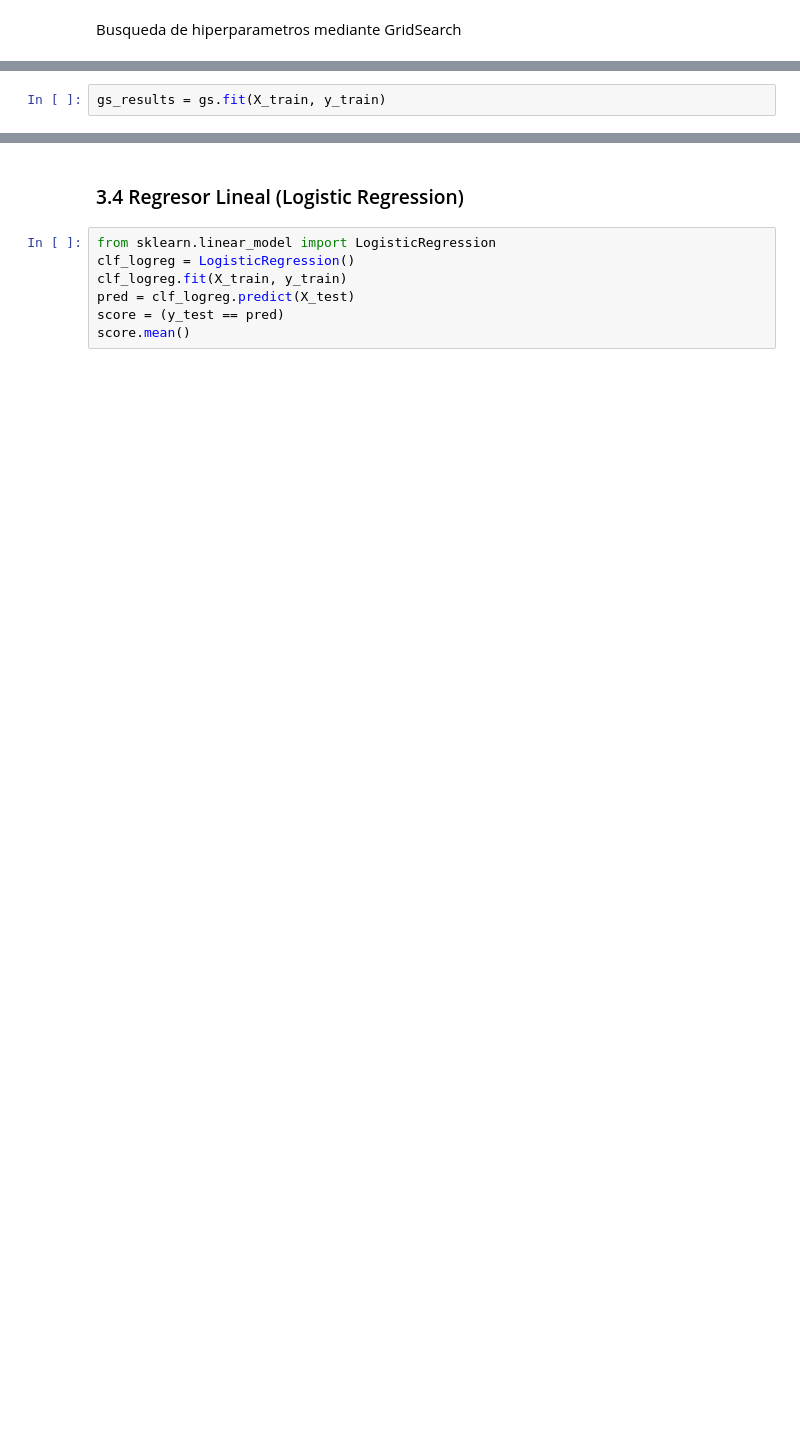
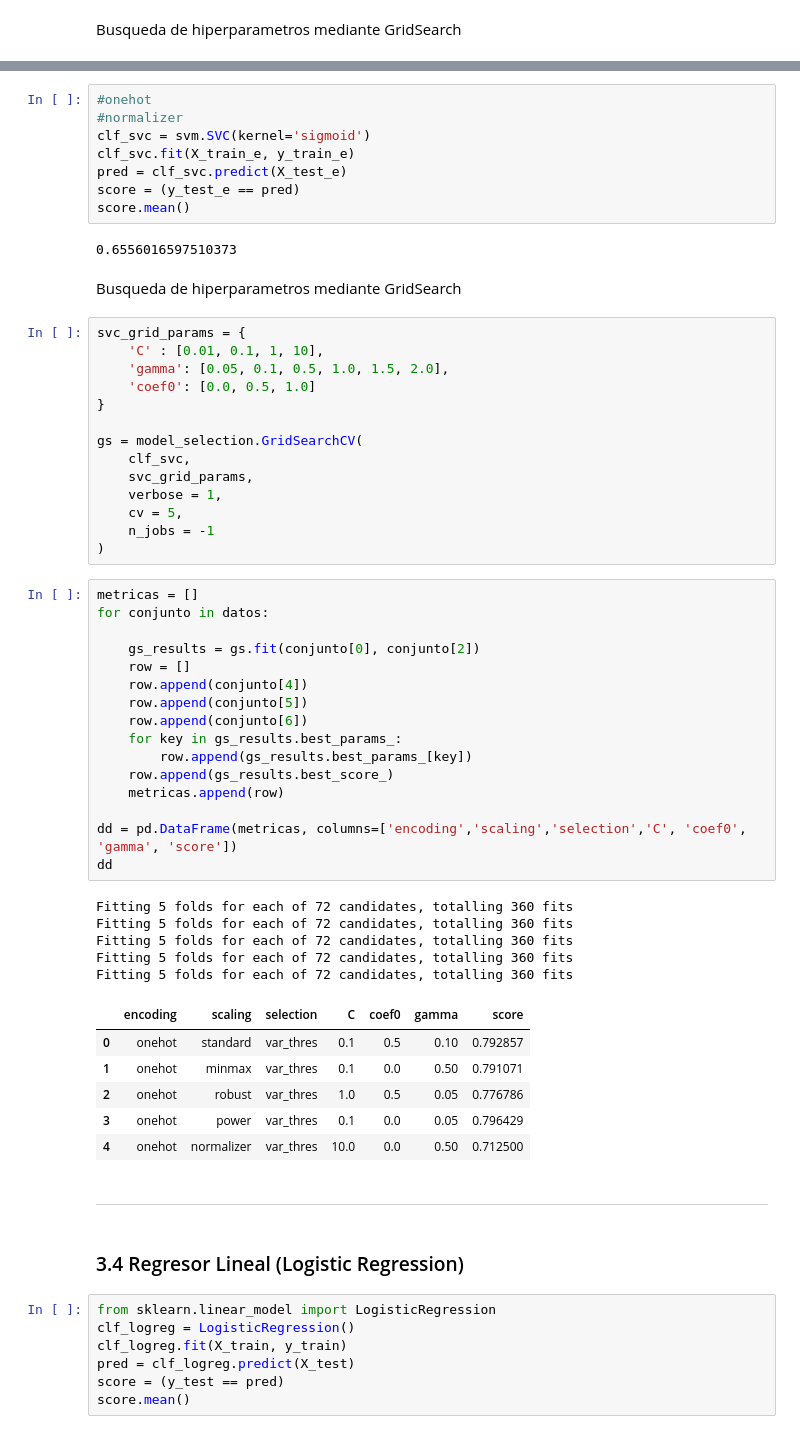
Before and after one commit to jalbarrac/datos-tp, a Jupyter notebook: TP2.ipynb, the cells around one changed output, grey strips where cells are left out. Saved outputs shown, nothing was run; the diff lists cells and outputs as text; blank space fills up the shorter version.

```diff
--- a/TP2.ipynb
+++ b/TP2.ipynb
@@ -329,4 +633,2 @@ gs = model_selection.GridSearchCV(
     n_jobs = -1
 )
-# %%
-gs_results = gs.fit(X_train, y_train)
@@ -363,3 +709,59 @@ array([0.7826087, 0.79375  , 0.8375   , 0.8      , 0.8      ])
+# %%
+#onehot
+#normalizer
+clf_svc = svm.SVC(kernel='sigmoid')
+clf_svc.fit(X_train_e, y_train_e)
+pred = clf_svc.predict(X_test_e)
+score = (y_test_e == pred)
+score.mean()
+# %% [output]
+0.6556016597510373
+# %% [markdown]
+Busqueda de hiperparametros mediante GridSearch
+# %%
+svc_grid_params = {
+    'C' : [0.01, 0.1, 1, 10],
+    'gamma': [0.05, 0.1, 0.5, 1.0, 1.5, 2.0],
+    'coef0': [0.0, 0.5, 1.0]
+}
+
+gs = model_selection.GridSearchCV(
+    clf_svc,
+    svc_grid_params,
+    verbose = 1,
+    cv = 5,
+    n_jobs = -1
+)
+# %%
+metricas = []
+for conjunto in datos:
+
+    gs_results = gs.fit(conjunto[0], conjunto[2])
+    row = []
+    row.append(conjunto[4])
+    row.append(conjunto[5])
+    row.append(conjunto[6])
+    for key in gs_results.best_params_:
+        row.append(gs_results.best_params_[key])
+    row.append(gs_results.best_score_)
+    metricas.append(row)
+
+dd = pd.DataFrame(metricas, columns=['encoding','scaling','selection','C', 'coef0', 'gamma', 'score'])
+dd
+# %% [output]
+Fitting 5 folds for each of 72 candidates, totalling 360 fits
+Fitting 5 folds for each of 72 candidates, totalling 360 fits
+Fitting 5 folds for each of 72 candidates, totalling 360 fits
+Fitting 5 folds for each of 72 candidates, totalling 360 fits
+Fitting 5 folds for each of 72 candidates, totalling 360 fits
+|  | encoding | scaling | selection | C | coef0 | gamma | score |
+| 0 | onehot | standard | var_thres | 0.1 | 0.5 | 0.10 | 0.792857 |
+| 1 | onehot | minmax | var_thres | 0.1 | 0.0 | 0.50 | 0.791071 |
+| 2 | onehot | robust | var_thres | 1.0 | 0.5 | 0.05 | 0.776786 |
+| 3 | onehot | power | var_thres | 0.1 | 0.0 | 0.05 | 0.796429 |
+| 4 | onehot | normalizer | var_thres | 10.0 | 0.0 | 0.50 | 0.712500 |
+# %% [markdown]
+---
 # %% [markdown]
 ### 3.4 Regresor Lineal (Logistic Regression)
 # %%
```
Also changed, not shown: parts of 83 cells of this notebook.
